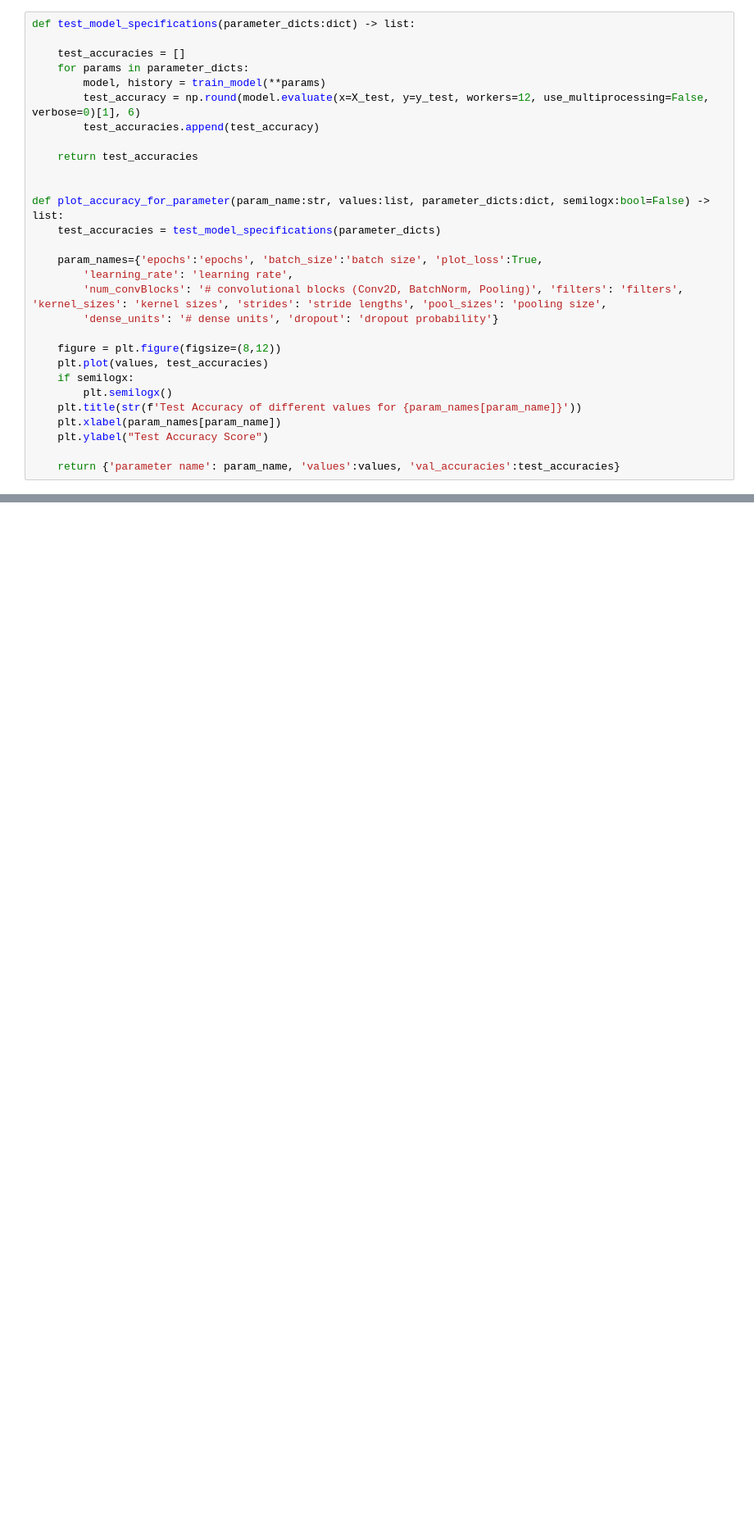
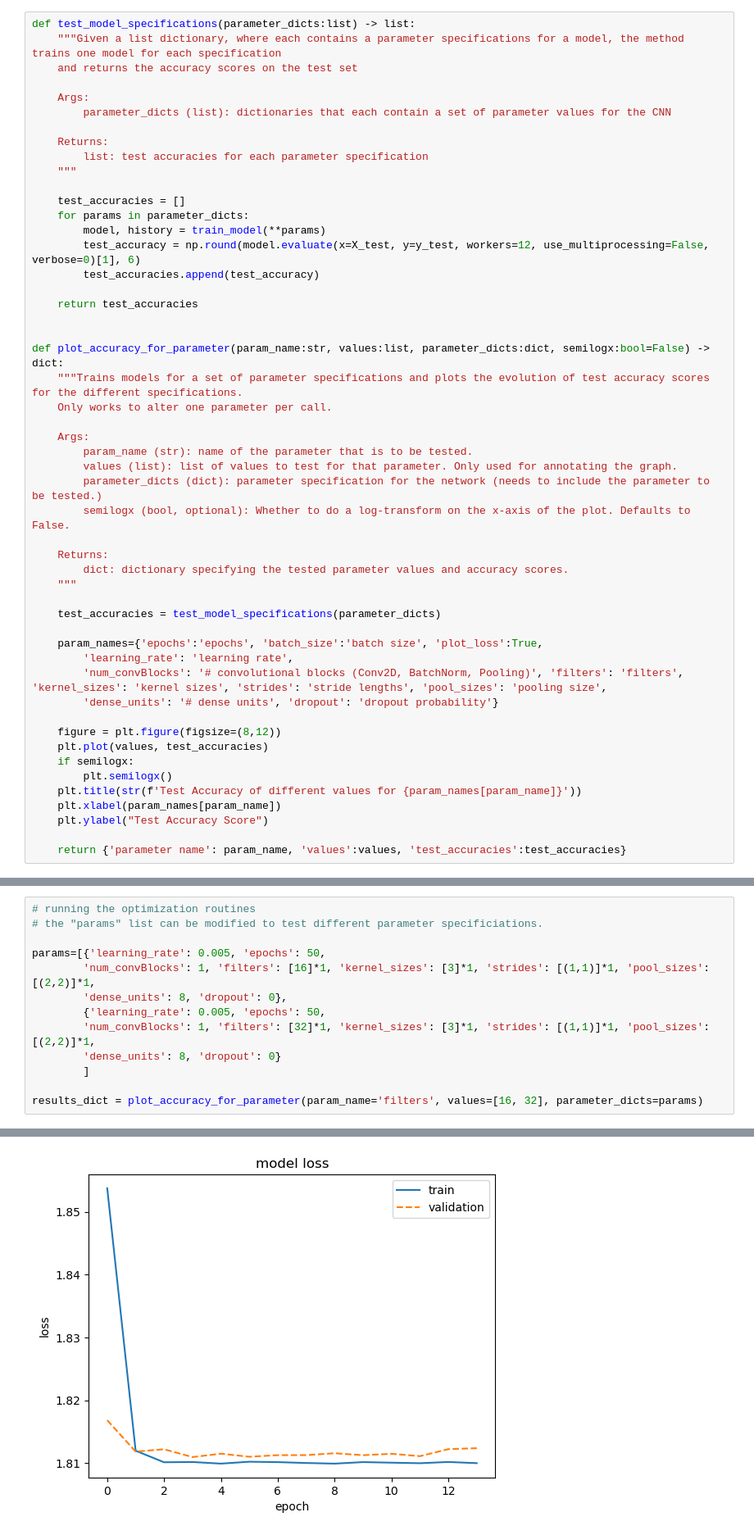
Before and after one commit to lougau92/Facial-recognition-using-cnn, a Jupyter notebook: tensorflow_alternative.ipynb, the cells around one changed output, grey strips where cells are left out. Shown at 82% size. Drawn from its saved outputs; the diff is of its cells as text; blank space fills up the shorter version.

```diff
--- a/tensorflow_alternative.ipynb
+++ b/tensorflow_alternative.ipynb
@@ -296,7 +290,16 @@ def test_parameter_values(param_name:str, values:list, semilogx:bool=False, **kw
 
     return {'parameter name': param_name, 'values':values, 'val_accuracies':test_accuracies}
 # %%
-def test_model_specifications(parameter_dicts:dict) -> list:
+def test_model_specifications(parameter_dicts:list) -> list:
+    """Given a list dictionary, where each contains a parameter specifications for a model, the method trains one model for each specification
+    and returns the accuracy scores on the test set
+
+    Args:
+        parameter_dicts (list): dictionaries that each contain a set of parameter values for the CNN
+
+    Returns:
+        list: test accuracies for each parameter specification
+    """
 
     test_accuracies = []
     for params in parameter_dicts:
@@ -307,7 +310,20 @@ def test_model_specifications(parameter_dicts:dict) -> list:
     return test_accuracies
 
 
-def plot_accuracy_for_parameter(param_name:str, values:list, parameter_dicts:dict, semilogx:bool=False) -> list:
+def plot_accuracy_for_parameter(param_name:str, values:list, parameter_dicts:dict, semilogx:bool=False) -> dict:
+    """Trains models for a set of parameter specifications and plots the evolution of test accuracy scores for the different specifications.
+    Only works to alter one parameter per call.
+
+    Args:
+        param_name (str): name of the parameter that is to be tested.
+        values (list): list of values to test for that parameter. Only used for annotating the graph.
+        parameter_dicts (dict): parameter specification for the network (needs to include the parameter to be tested.)
+        semilogx (bool, optional): Whether to do a log-transform on the x-axis of the plot. Defaults to False.
+
+    Returns:
+        dict: dictionary specifying the tested parameter values and accuracy scores.
+    """
+
     test_accuracies = test_model_specifications(parameter_dicts)
 
     param_names={'epochs':'epochs', 'batch_size':'batch size', 'plot_loss':True,
@@ -323,4 +339,4 @@ def plot_accuracy_for_parameter(param_name:str, values:list, parameter_dicts:dic
     plt.xlabel(param_names[param_name])
     plt.ylabel("Test Accuracy Score")
 
-    return {'parameter name': param_name, 'values':values, 'val_accuracies':test_accuracies}
+    return {'parameter name': param_name, 'values':values, 'test_accuracies':test_accuracies}
@@ -354,0 +345,14 @@ Accuracy on test set: 0.543605
+# %%
+# running the optimization routines
+# the "params" list can be modified to test different parameter specificiations.
+
+params=[{'learning_rate': 0.005, 'epochs': 50,
+        'num_convBlocks': 1, 'filters': [16]*1, 'kernel_sizes': [3]*1, 'strides': [(1,1)]*1, 'pool_sizes': [(2,2)]*1,
+        'dense_units': 8, 'dropout': 0},
+        {'learning_rate': 0.005, 'epochs': 50,
+        'num_convBlocks': 1, 'filters': [32]*1, 'kernel_sizes': [3]*1, 'strides': [(1,1)]*1, 'pool_sizes': [(2,2)]*1,
+        'dense_units': 8, 'dropout': 0}
+        ]
+
+results_dict = plot_accuracy_for_parameter(param_name='filters', values=[16, 32], parameter_dicts=params)
+# %% [output]
@@ -354,0 +376 @@ Accuracy on test set: 0.543605
+[figure, added]
```
Also changed, not shown: parts of 40 cells of this notebook, 1 other file.
